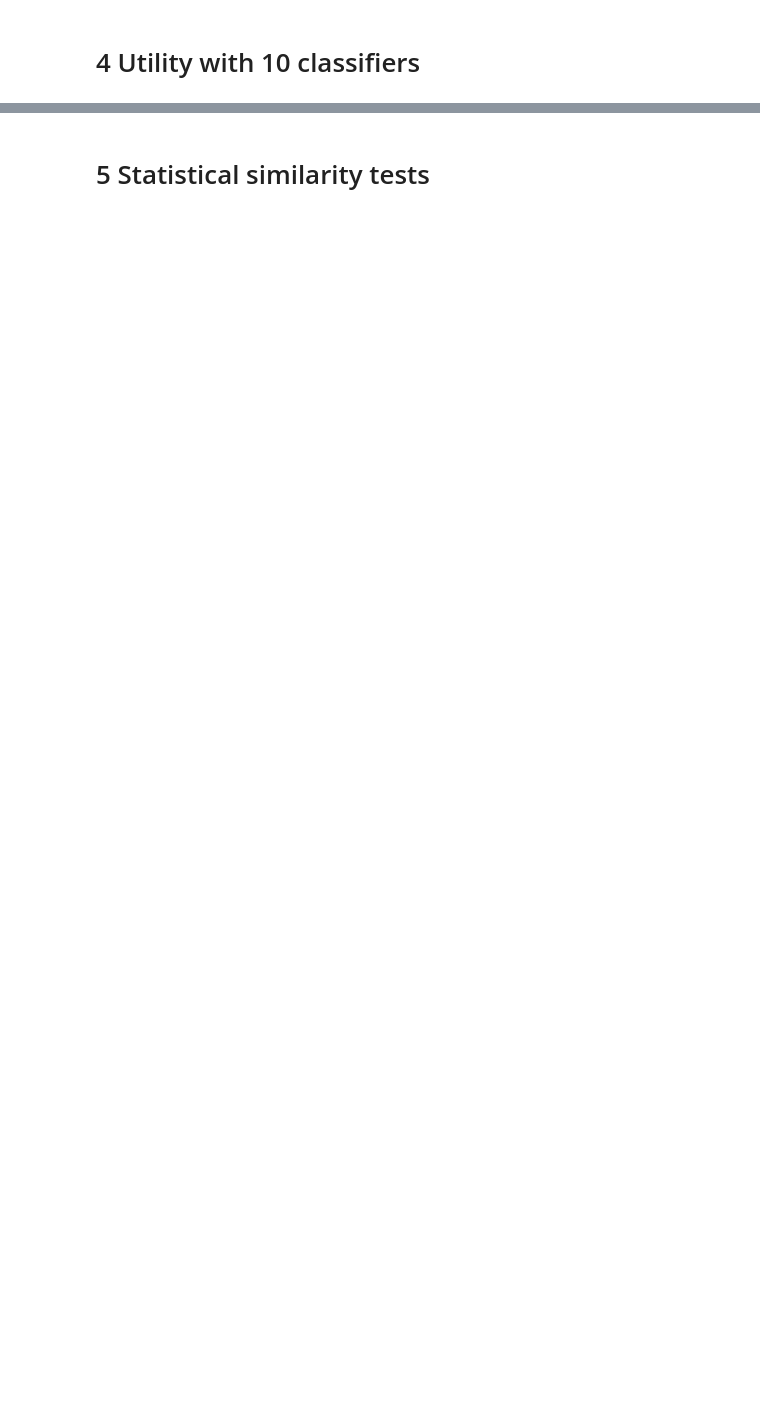
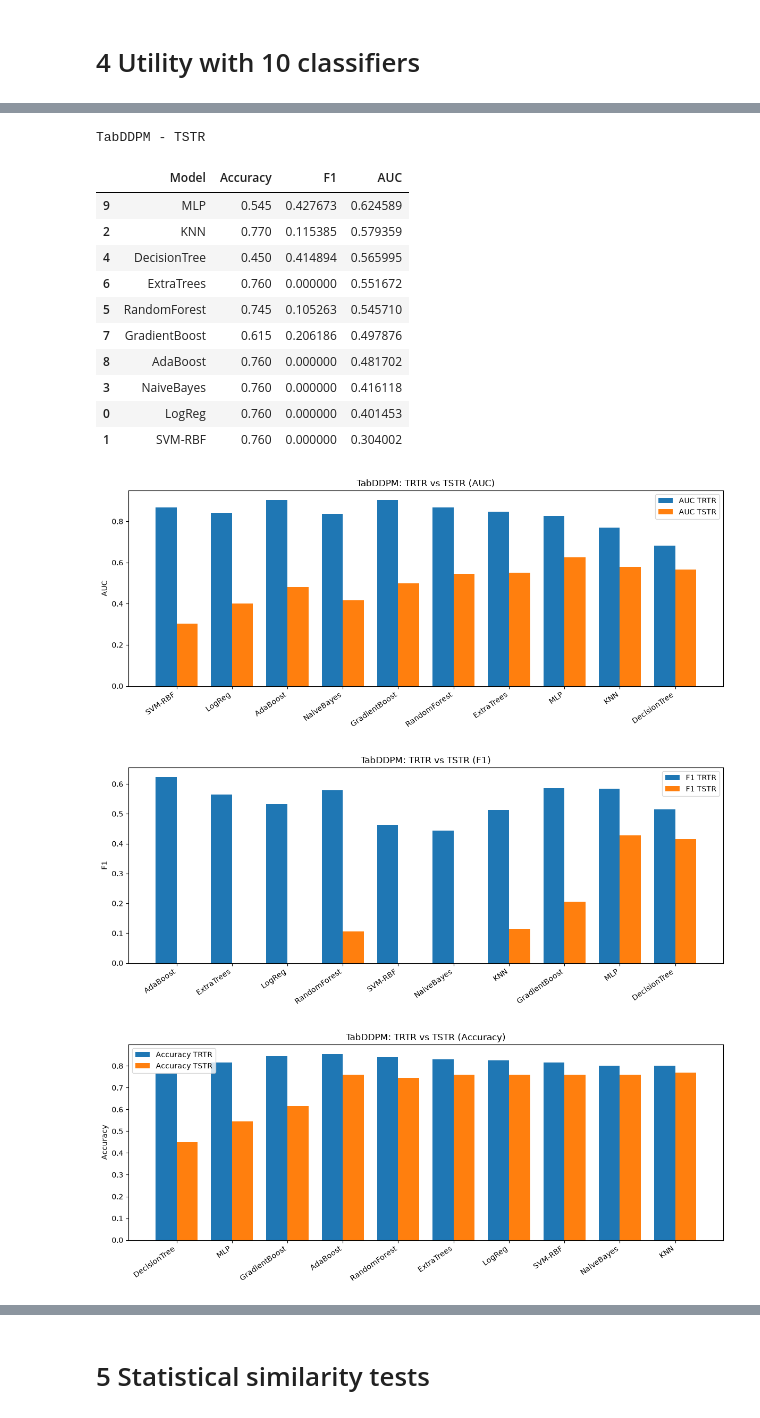
Before and after one commit to gopibattineni/SYNTH_BENCHMARK, a Jupyter notebook: Diffusion GANs/3. Adult census_diffusion.ipynb, the cells around one changed output, grey strips where cells are left out. Cells and saved outputs as stored; diff of their text form; code cells hidden in the pictures; blank space fills up the shorter version.

```diff
--- a/Diffusion GANs/3. Adult census_diffusion.ipynb
+++ b/Diffusion GANs/3. Adult census_diffusion.ipynb
@@ -1407,7 +1773,7 @@ def evaluate_models(train_df, test_df, label_col="income", models=models, test_s
 # %%
 import pandas as pd
 
-label_col = real_sample.columns[-1]  # Use absolute target column
+label_col = "income"
 
 # Only the models you actually trained
 model_order = ["TabDDPM", "ForestDiffusion"]
@@ -1416,7 +1782,7 @@ model_order = ["TabDDPM", "ForestDiffusion"]
 trtr_results = evaluate_models(
     train_df=real_sample,
     test_df=real_sample,
-    label="income",
+    label_col=label_col,
     models=models
 )
 
@@ -1431,7 +1797,7 @@ for synth_name in model_order:
     tstr_results = evaluate_models(
         train_df=synthetic_outputs[synth_name],
         test_df=real_sample,
-        label="income",
+        label_col=label_col,
         models=models
     )
 
@@ -1540,7 +1974,7 @@ for name in model_order:
 trtr_results = evaluate_models(
     train_df=data_eval,
     test_df=data_eval,
-    label="income",
+    label_col=label_col,
     models=models
 )
 
@@ -1550,33 +1984,49 @@ for synth_name in model_order:
     tstr_results = evaluate_models(
         train_df=synthetic_eval[synth_name],
         test_df=data_eval,
-        label="income",
+        label_col=label_col,
         models=models
     )
 
     comparison = trtr_results.merge(
         tstr_results, on="Model", suffixes=("_TRTR", "_TSTR")
     )
     comparison["AUC_Drop"] = comparison["AUC_TRTR"] - comparison["AUC_TSTR"]
     comparison["Synthetic_Model"] = synth_name
     all_comp.append(comparison)
 
     print(f"\n{synth_name} - TSTR")
     display(tstr_results)
 
     # Plot comparisons
     for metric in ["AUC", "F1", "Accuracy"]:
         plot_trtr_vs_tstr(trtr_results, tstr_results, synth_name, metric=metric)
 
     plot_auc_drop(comparison, synth_name)
 
 # Summary table
 combined_comparison = pd.concat(all_comp, ignore_index=True)
 summary_auc = (
     combined_comparison.groupby("Synthetic_Model", as_index=False)["AUC_Drop"]
     .mean()
     .sort_values("AUC_Drop")
 )
 
 print("\nAverage AUC drop by synthetic generator (lower is better):")
 display(summary_auc)
+# %% [output]
+TabDDPM - TSTR
+|  | Model | Accuracy | F1 | AUC |
+| 9 | MLP | 0.545 | 0.427673 | 0.624589 |
+| 2 | KNN | 0.770 | 0.115385 | 0.579359 |
+| 4 | DecisionTree | 0.450 | 0.414894 | 0.565995 |
+| 6 | ExtraTrees | 0.760 | 0.000000 | 0.551672 |
+| 5 | RandomForest | 0.745 | 0.105263 | 0.545710 |
+| 7 | GradientBoost | 0.615 | 0.206186 | 0.497876 |
+| 8 | AdaBoost | 0.760 | 0.000000 | 0.481702 |
+| 3 | NaiveBayes | 0.760 | 0.000000 | 0.416118 |
+| 0 | LogReg | 0.760 | 0.000000 | 0.401453 |
+| 1 | SVM-RBF | 0.760 | 0.000000 | 0.304002 |
+[figure, added]
+[figure, added]
+[figure, added]
```
Also changed, not shown: parts of 42 cells of this notebook, 37 other files.
